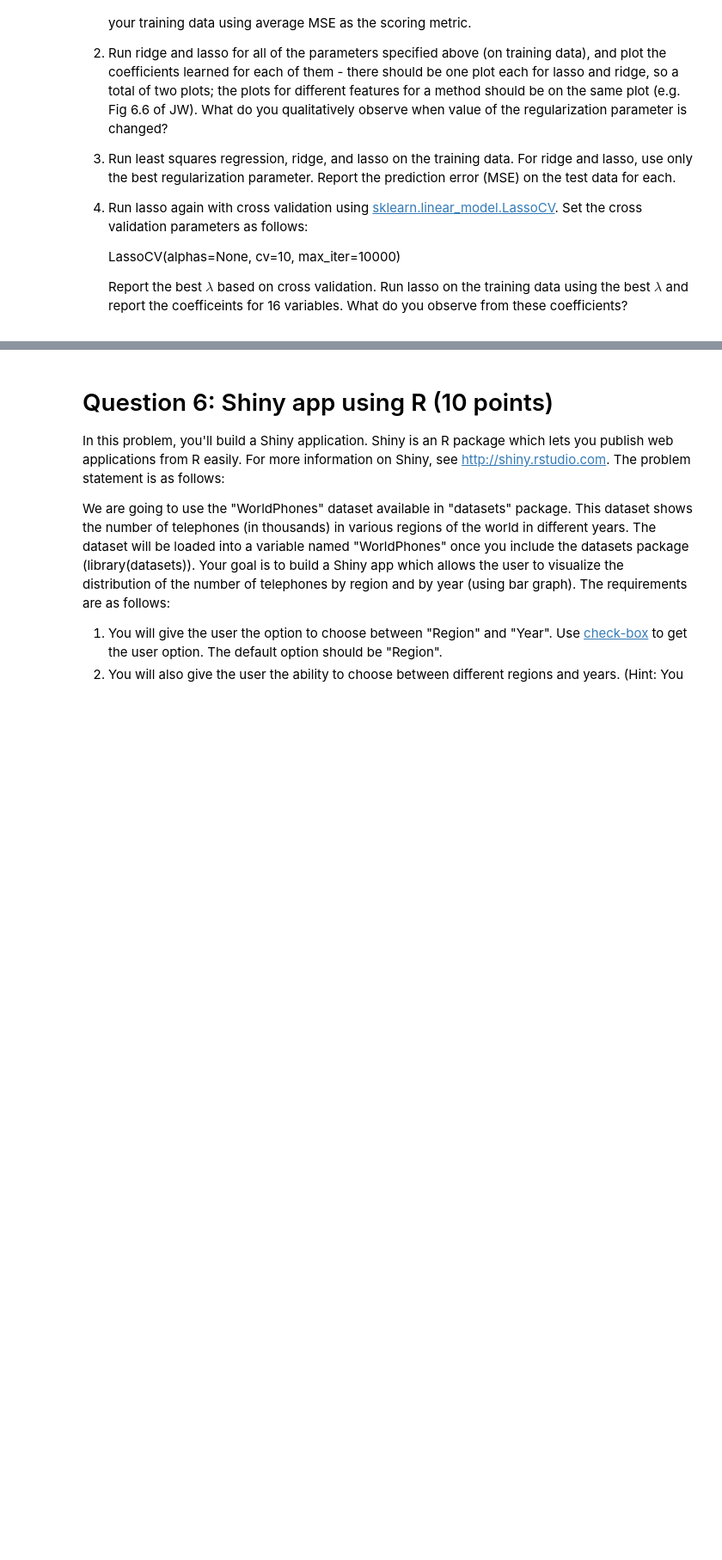
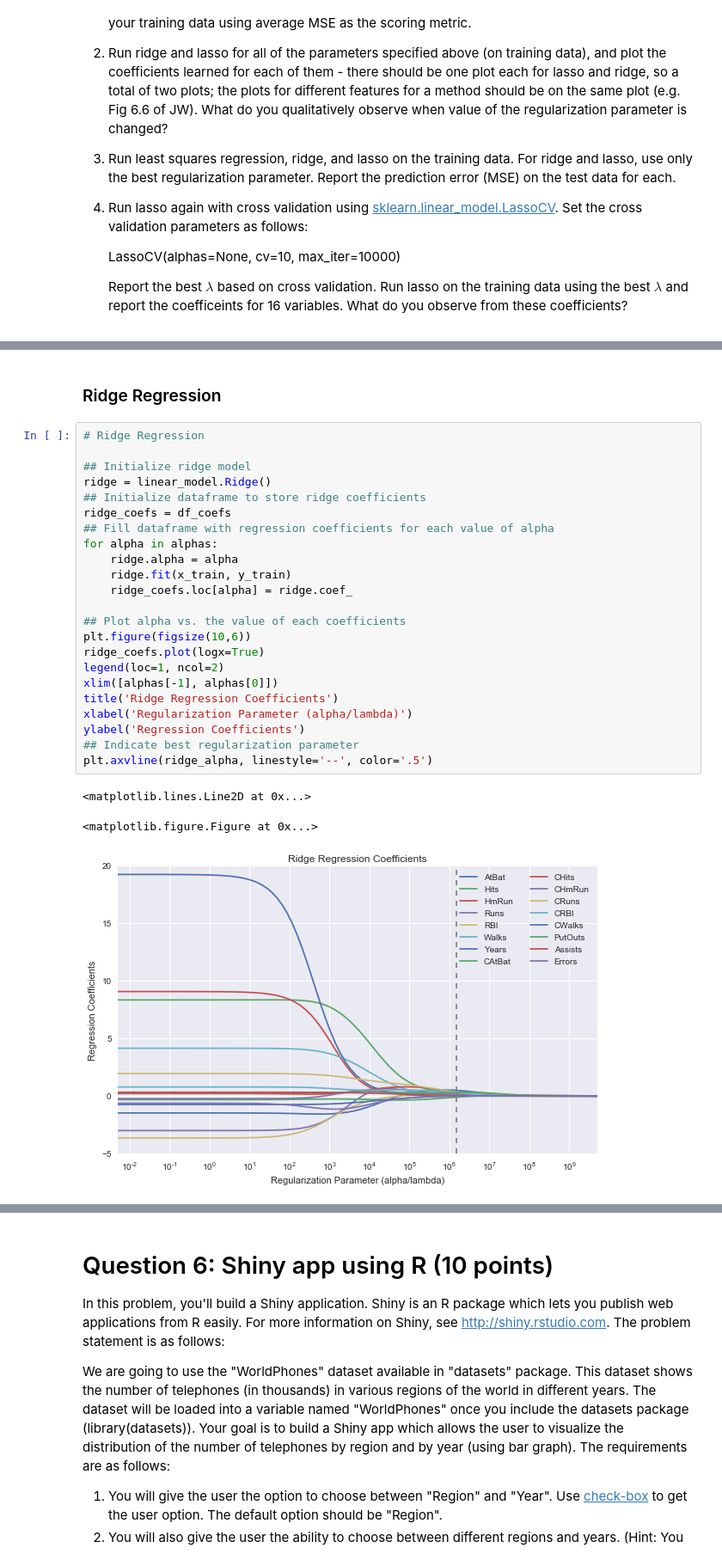
Before and after one commit to brbeckelman/Advanced-Predictive-Modeling-Class, a Jupyter notebook: HW2/HW2-apm382.ipynb, the cells around one changed output, grey strips where cells are left out. Shown: that part at 86% size. Cells and saved outputs as stored; diff of their text form; blank space fills up the shorter version.

```diff
--- a/HW2/HW2-apm382.ipynb
+++ b/HW2/HW2-apm382.ipynb
@@ -328,0 +455,29 @@ wish to predict a baseball player’s Salary using all the 16 performance variab
+# %% [markdown]
+### Ridge Regression
+# %%
+# Ridge Regression
+
+## Initialize ridge model
+ridge = linear_model.Ridge()
+## Initialize dataframe to store ridge coefficients
+ridge_coefs = df_coefs
+## Fill dataframe with regression coefficients for each value of alpha
+for alpha in alphas:
+    ridge.alpha = alpha
+    ridge.fit(x_train, y_train)
+    ridge_coefs.loc[alpha] = ridge.coef_
+
+## Plot alpha vs. the value of each coefficients
+plt.figure(figsize(10,6))
+ridge_coefs.plot(logx=True)
+legend(loc=1, ncol=2)
+xlim([alphas[-1], alphas[0]])
+title('Ridge Regression Coefficients')
+xlabel('Regularization Parameter (alpha/lambda)')
+ylabel('Regression Coefficients')
+## Indicate best regularization parameter
+plt.axvline(ridge_alpha, linestyle='--', color='.5')
+# %% [output]
+<matplotlib.lines.Line2D at 0x...>
+<matplotlib.figure.Figure at 0x...>
+[figure, added]
```
Also changed, not shown: parts of 18 cells of this notebook.
